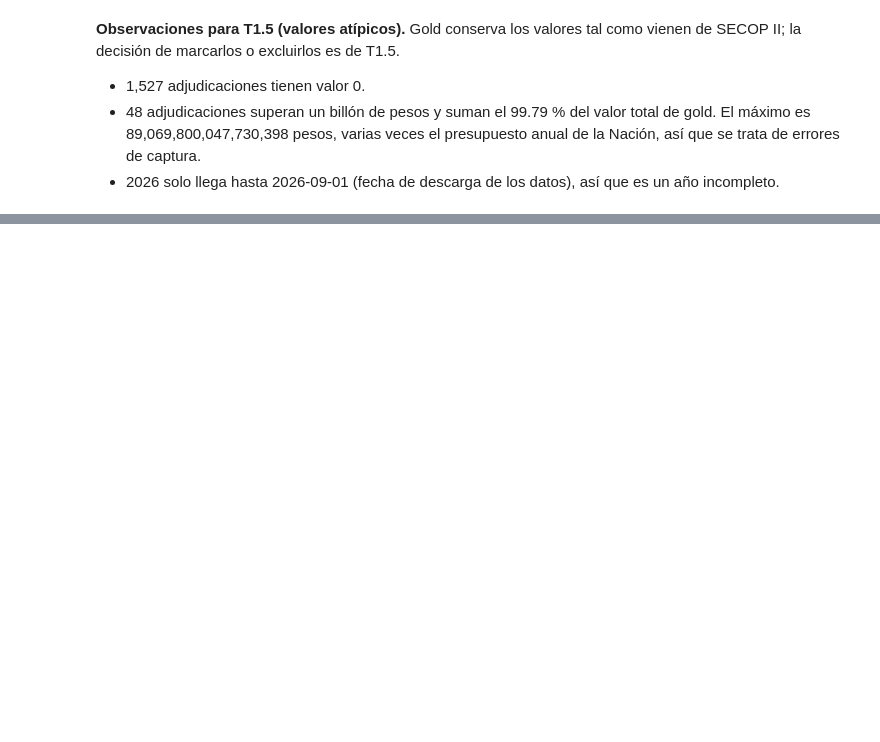
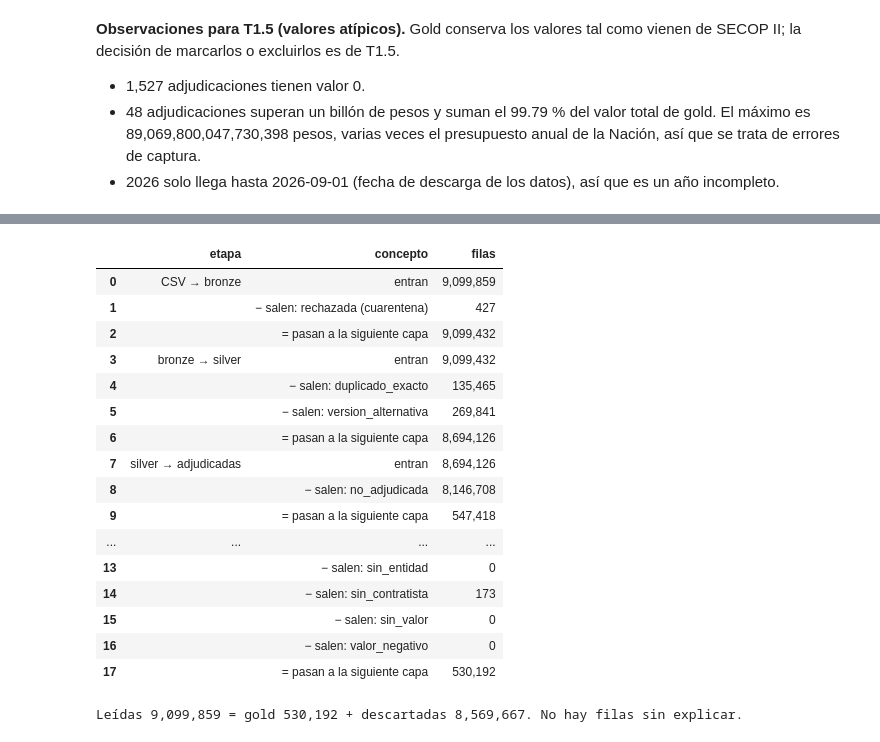
Before and after one commit to PalomaresJonatan13/pamd-secop, a Jupyter notebook: notebooks/04_corte3_silver_gold.ipynb, the cells around one changed output, grey strips where cells are left out. Cells and saved outputs as stored; diff of their text form; code cells hidden in the pictures; blank space fills up the shorter version.

```diff
--- a/notebooks/04_corte3_silver_gold.ipynb
+++ b/notebooks/04_corte3_silver_gold.ipynb
@@ -725,0 +737,68 @@ display(Markdown(f"""
+# %%
+# T1.5 · Tabla de reconciliación: cada etapa suma exactamente la anterior
+import pandas as pd
+
+leidas = spark.read.parquet(STAGING_PARQUET).count()
+rechazadas = spark.read.parquet(QUARANTINE_PARQUET).count()
+n_bronze = spark.read.parquet(BRONZE_PARQUET_UNPARTITIONED).count()
+
+n_silver = silver.count()
+n_dup_exacto = descartados.filter(F.col("motivo_descarte") == "duplicado_exacto").count()
+n_version_alt = descartados.filter(F.col("motivo_descarte") == "version_alternativa").count()
+assert descartados.count() == n_dup_exacto + n_version_alt, "Hay descartes de silver con un motivo no previsto"
+
+es_adjudicado = F.coalesce(F.col("adjudicado"), F.lit(False))
+n_adjudicadas = silver.filter(es_adjudicado).count()
+n_no_adjudicadas = silver.filter(~es_adjudicado).count()
+
+n_gold = gold.count()
+MOTIVOS_GOLD = ["sin_fecha_adjudicacion", "fecha_futura", "sin_entidad", "sin_contratista", "sin_valor", "valor_negativo"]
+excluidos_por_motivo = {r["motivo_exclusion"]: r["count"] for r in excluidos.groupBy("motivo_exclusion").count().collect()}
+assert set(excluidos_por_motivo) <= set(MOTIVOS_GOLD), f"Motivo de exclusión no previsto: {set(excluidos_por_motivo) - set(MOTIVOS_GOLD)}"
+
+# (etapa, filas que entran, [(motivo, filas que salen)], filas que pasan a la siguiente capa)
+pasos = [
+    ("CSV → bronze", leidas, [("rechazada (cuarentena)", rechazadas)], n_bronze),
+    ("bronze → silver", n_bronze, [("duplicado_exacto", n_dup_exacto), ("version_alternativa", n_version_alt)], n_silver),
+    ("silver → adjudicadas", n_silver, [("no_adjudicada", n_no_adjudicadas)], n_adjudicadas),
+    ("adjudicadas → gold", n_adjudicadas, [(m, excluidos_por_motivo.get(m, 0)) for m in MOTIVOS_GOLD], n_gold),
+]
+
+filas_tabla = []
+for etapa, entran, salidas, pasan in pasos:
+    assert entran - sum(n for _, n in salidas) == pasan, f"La etapa '{etapa}' no cuadra"
+    filas_tabla.append({"etapa": etapa, "concepto": "entran", "filas": entran})
+    for motivo, n in salidas:
+        filas_tabla.append({"etapa": "", "concepto": f"− salen: {motivo}", "filas": n})
+    filas_tabla.append({"etapa": "", "concepto": "= pasan a la siguiente capa", "filas": pasan})
+
+reconciliacion = pd.DataFrame(filas_tabla)
+display(
+    reconciliacion.style
+    .format({"filas": "{:,}"})
+    .apply(lambda fila: ["font-weight: bold" if fila["concepto"].startswith("=") else "" for _ in fila], axis=1)
+)
+
+# Los extremos de la cadena: lo leído del CSV se explica completo por gold + todo lo que salió en el camino
+salidas_totales = sum(n for _, _, salidas, _ in pasos for _, n in salidas)
+assert leidas == n_gold + salidas_totales, "El total leído no se explica por gold + descartes"
+print(f"Leídas {leidas:,} = gold {n_gold:,} + descartadas {salidas_totales:,}. No hay filas sin explicar.")
+# %% [output]
+|  | etapa | concepto | filas |
+| 0 | CSV → bronze | entran | 9,099,859 |
+| 1 |  | − salen: rechazada (cuarentena) | 427 |
+| 2 |  | = pasan a la siguiente capa | 9,099,432 |
+| 3 | bronze → silver | entran | 9,099,432 |
+| 4 |  | − salen: duplicado_exacto | 135,465 |
+| 5 |  | − salen: version_alternativa | 269,841 |
+| 6 |  | = pasan a la siguiente capa | 8,694,126 |
+| 7 | silver → adjudicadas | entran | 8,694,126 |
+| 8 |  | − salen: no_adjudicada | 8,146,708 |
+| 9 |  | = pasan a la siguiente capa | 547,418 |
+| ... | ... | ... | ... |
+| 13 |  | − salen: sin_entidad | 0 |
+| 14 |  | − salen: sin_contratista | 173 |
+| 15 |  | − salen: sin_valor | 0 |
+| 16 |  | − salen: valor_negativo | 0 |
+| 17 |  | = pasan a la siguiente capa | 530,192 |
+Leídas 9,099,859 = gold 530,192 + descartadas 8,569,667. No hay filas sin explicar.
```
Also changed, not shown: parts of 5 cells of this notebook, 1 other file.
